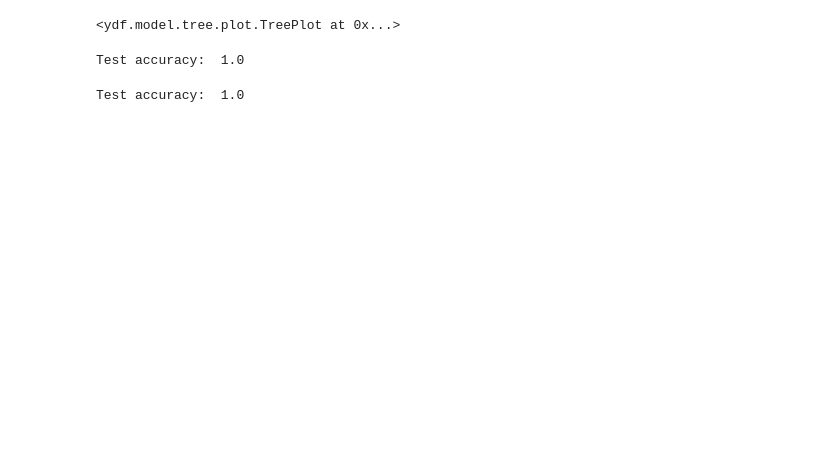
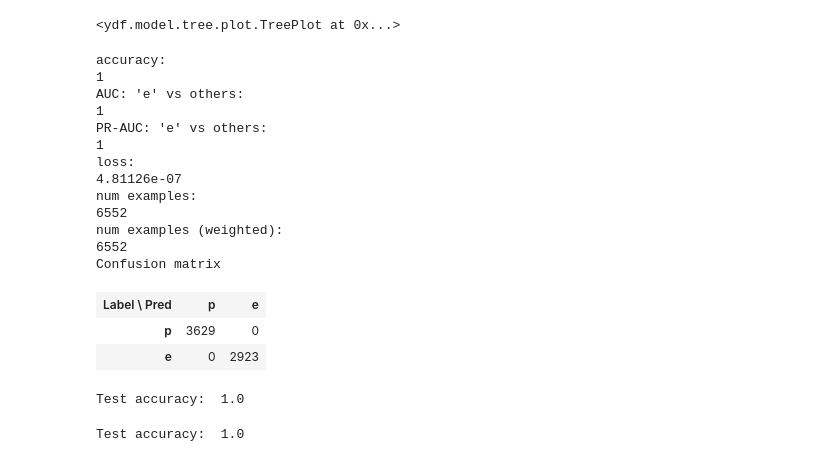
Before and after one commit to ndchian/project-4-group-3, a Jupyter notebook: notebook_colab.ipynb, the cells around one changed output. Drawn from its saved outputs; the diff is of its cells as text; code cells hidden in the pictures; blank space fills up the shorter version.

```diff
--- a/notebook_colab.ipynb
+++ b/notebook_colab.ipynb
@@ -496,3 +552,22 @@ model3.plot_tree()
 # %% [output]
 <ydf.model.tree.plot.TreePlot at 0x...>
+# %%
+model_optimized.evaluate(test_dataset)
+# %% [output]
+accuracy:
+1
+AUC: 'e' vs others:
+1
+PR-AUC: 'e' vs others:
+1
+loss:
+4.81126e-07
+num examples:
+6552
+num examples (weighted):
+6552
+Confusion matrix
+| Label \ Pred | p | e |
+| p | 3629 | 0 |
+| e | 0 | 2923 |
 # %%
```
Also changed, not shown: parts of 45 cells of this notebook.
